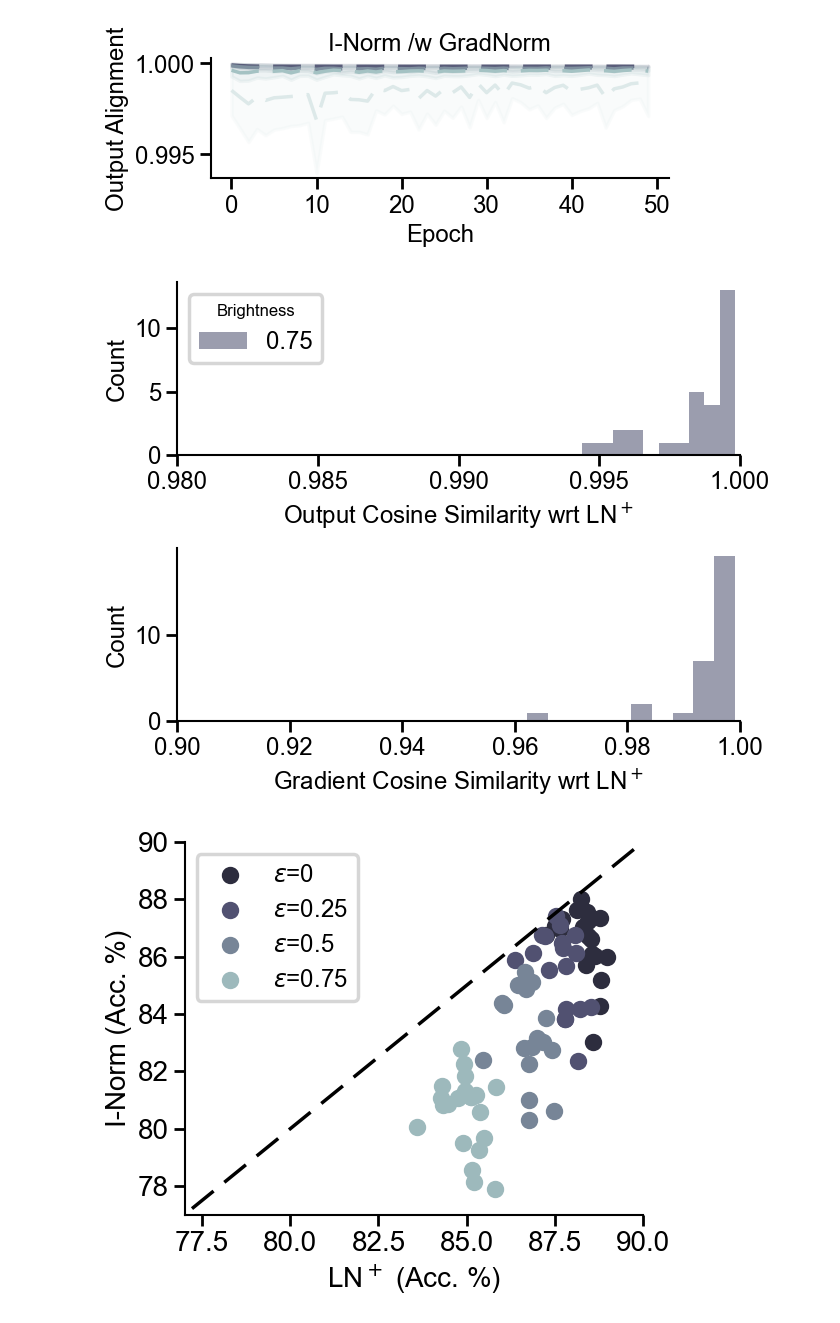
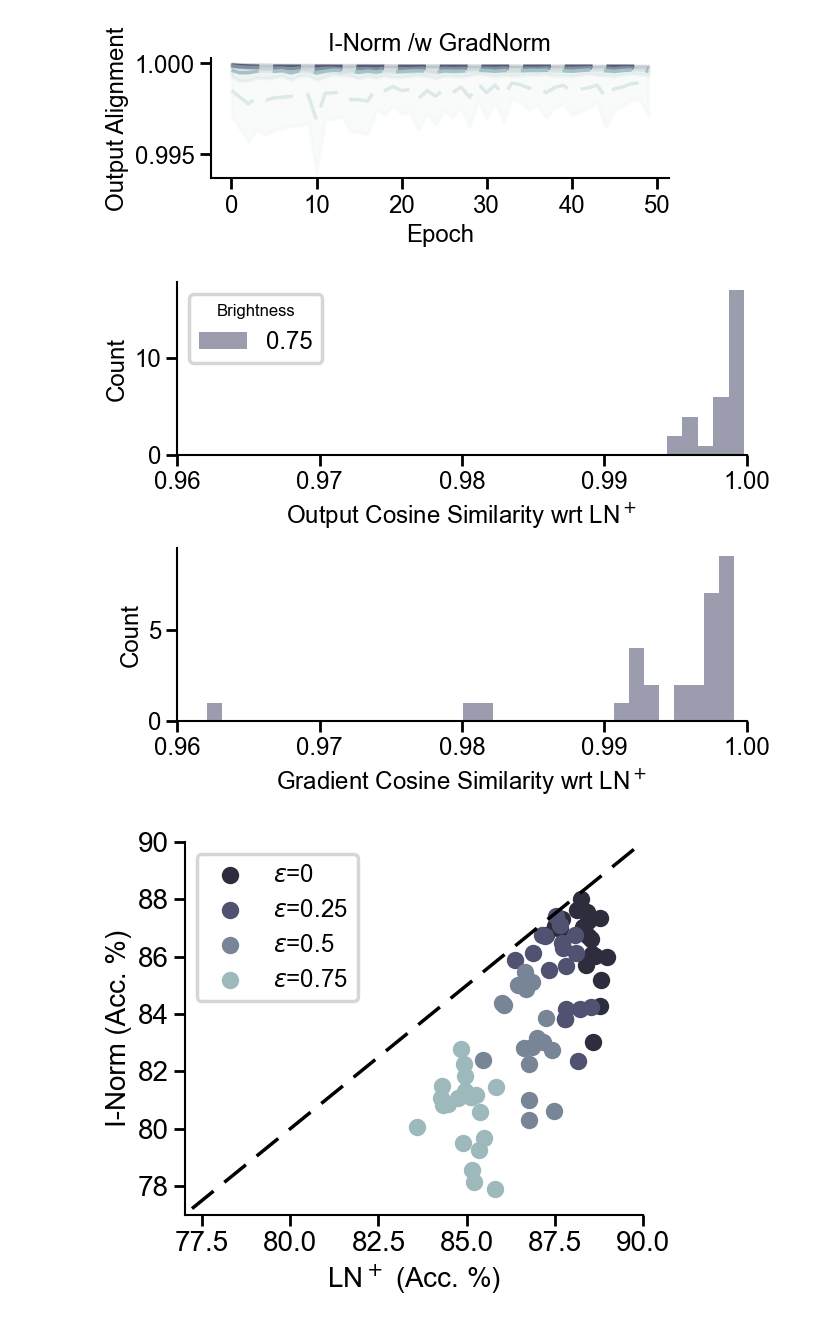
Before and after one commit to RoyHEyono/HomeostaticDANN, a Jupyter notebook: models/dense_mnist_task/figure_notebooks/fig3.ipynb, the cells around one changed output. Cells and saved outputs as stored; diff of their text form; code cells hidden in the pictures.

```diff
--- a/models/dense_mnist_task/figure_notebooks/fig3.ipynb
+++ b/models/dense_mnist_task/figure_notebooks/fig3.ipynb
@@ -571,38 +571,38 @@ grad_data   = collect_last_epoch_summary("gradient_alignment_")
 # Plotting (subplots)
 # -------------------------
 
 fig, axes = plt.subplots(2, 1, figsize=(7, 5.5), sharex=False)
 
 # --- Top: Output alignment ---
 ax = axes[0]
 for bright, values in output_data.items():
-    ax.hist(values, bins=10, alpha=0.6,
+    ax.hist(values, bins=5, alpha=0.6,
             color=trunc_bone(norm(bright)), label=str(bright))
 
 ax.set_xlabel("Output Cosine Similarity wrt LN$^+$")
 ax.set_ylabel("Count")
 ax.legend(title="Brightness")
-ax.set_xlim(0.98, 1)
+ax.set_xlim(0.96, 1)
 # ax.set_yscale('log')
 
 # --- Bottom: Gradient alignment ---
 ax = axes[1]
 for bright, values in grad_data.items():
-    ax.hist(values, bins=10, alpha=0.6,
+    ax.hist(values, bins=30, alpha=0.6,
             color=trunc_bone(norm(bright)),
             # rwidth=0.9,
             label=str(bright))
 
 ax.set_xlabel("Gradient Cosine Similarity wrt LN$^+$")
 ax.set_ylabel("Count")
-ax.set_xlim(0.9, 1)
+ax.set_xlim(0.96, 1)
 # ax.set_yscale('log')
 
 plt.tight_layout()
 plt.savefig("figure3e.svg", format="svg")
 plt.show()
 # %% [output]
-[figure, old version]
+[figure, new version]
 # %%
 fig, ax = plt.subplots(figsize=(6,5))
 
```
Also changed, not shown: 2 other files.
